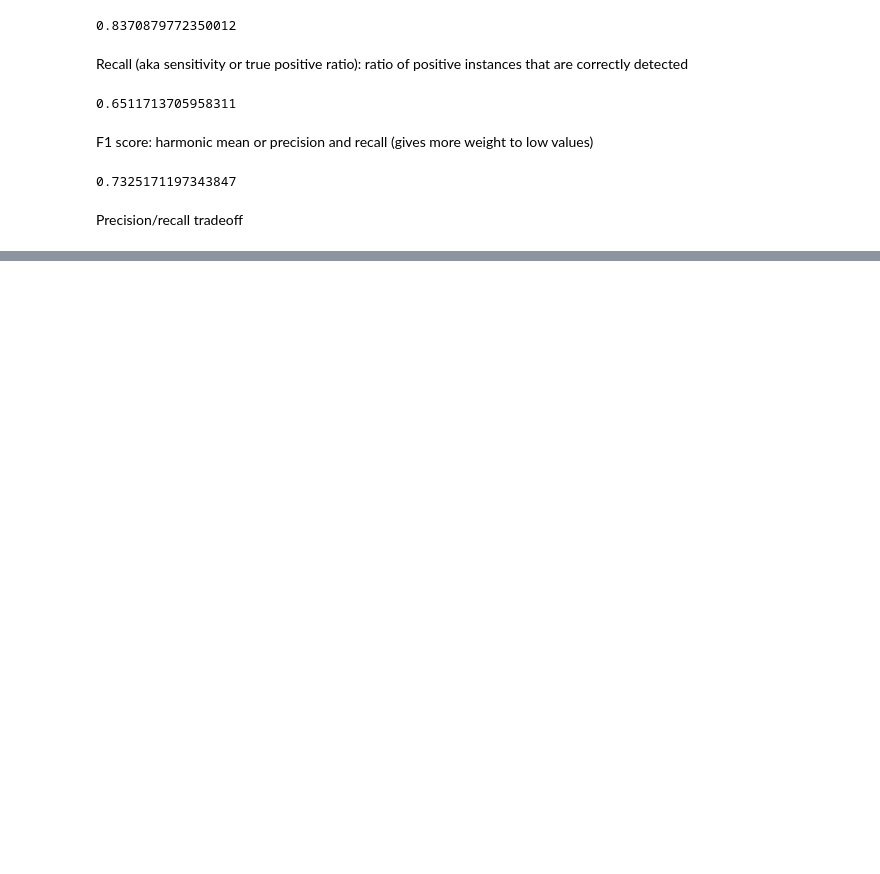
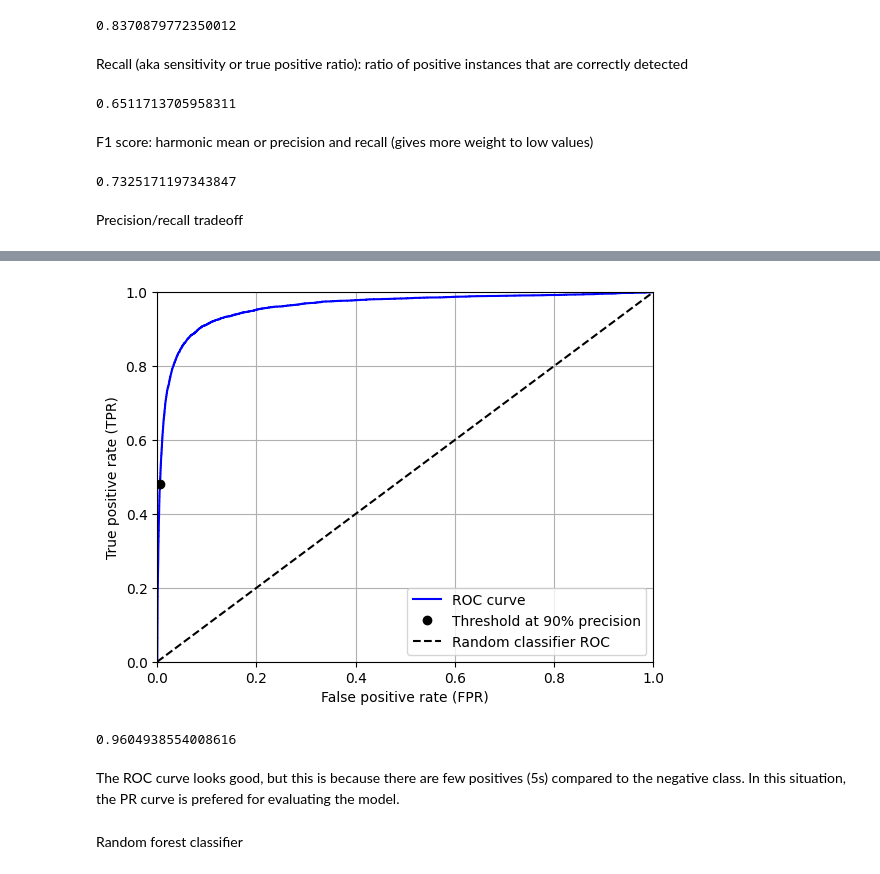
Before and after one commit to paulcarvalho/ML-MNIST-Classification, a Jupyter notebook: mnist_classification.ipynb, the cells around one changed output, grey strips where cells are left out. Saved outputs shown, nothing was run; the diff lists cells and outputs as text; code cells hidden in the pictures; blank space fills up the shorter version.

```diff
--- a/mnist_classification.ipynb
+++ b/mnist_classification.ipynb
@@ -145,0 +198,23 @@ Precision/recall tradeoff
+# %%
+idx_for_threshold_at_90 = (thresholds <= threshold_for_90_precision).argmax()
+fpr90, tpr90 = fpr[idx_for_threshold_at_90], tpr[idx_for_threshold_at_90]
+
+plt.plot(fpr, tpr, 'b-', label='ROC curve')
+plt.plot(fpr90, tpr90, "ko", label="Threshold at 90% precision")
+plt.xlabel("False positive rate (FPR)")
+plt.ylabel("True positive rate (TPR)")
+plt.plot([0, 1], [0, 1], 'k--', label="Random classifier ROC")
+plt.grid()
+plt.axis([0, 1, 0, 1])
+plt.legend()
+plt.show()
+# %% [output]
+[figure, added]
+# %%
+roc_auc_score(y_train_5, y_scores)
+# %% [output]
+0.9604938554008616
+# %% [markdown]
+The ROC curve looks good, but this is because there are few positives (5s) compared to the negative class. In this situation, the PR curve is prefered for evaluating the model.
+# %% [markdown]
+Random forest classifier
```
Also changed, not shown: parts of 14 cells of this notebook.
